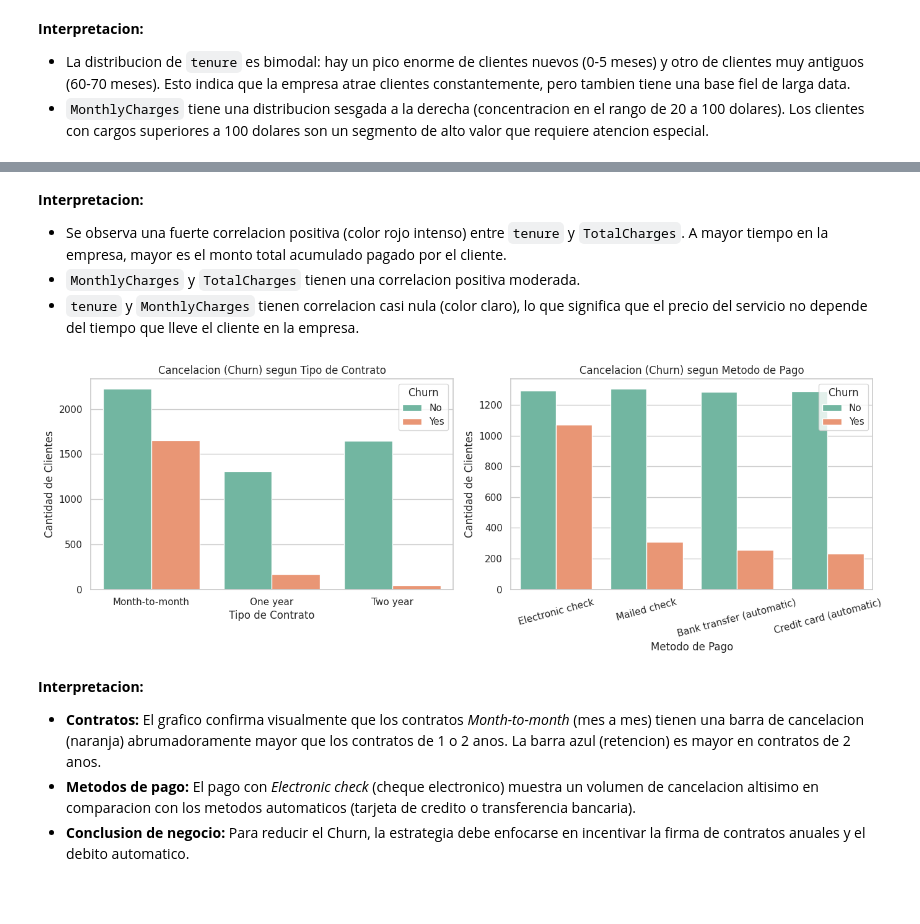
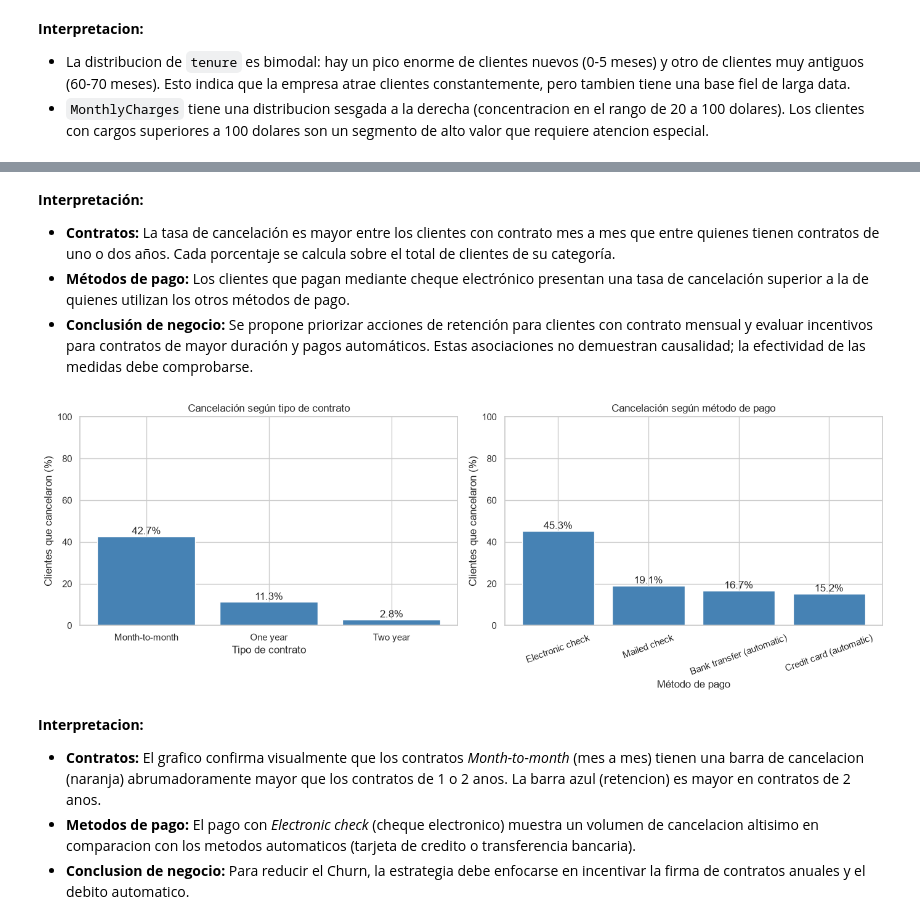
Before and after one commit to elchapa24/tpi-analisis-de-datos, a Jupyter notebook: notebooks/TPI_Analisis_de_Datos.ipynb, the cells around one changed output, grey strips where cells are left out. Drawn from its saved outputs; the diff is of its cells as text; code cells hidden in the pictures; blank space fills up the shorter version.

```diff
--- a/notebooks/TPI_Analisis_de_Datos.ipynb
+++ b/notebooks/TPI_Analisis_de_Datos.ipynb
@@ -403,30 +476,42 @@ plt.show()
 # %% [markdown]
-**Interpretacion:**
-- Se observa una fuerte correlacion positiva (color rojo intenso) entre `tenure` y `TotalCharges`. A mayor tiempo en la empresa, mayor es el monto total acumulado pagado por el cliente.
-- `MonthlyCharges` y `TotalCharges` tienen una correlacion positiva moderada.
-- `tenure` y `MonthlyCharges` tienen correlacion casi nula (color claro), lo que significa que el precio del servicio no depende del tiempo que lleve el cliente en la empresa.
+**Interpretación:**
+
+- **Contratos:** La tasa de cancelación es mayor entre los clientes con contrato mes a mes que entre quienes tienen contratos de uno o dos años. Cada porcentaje se calcula sobre el total de clientes de su categoría.
+- **Métodos de pago:** Los clientes que pagan mediante cheque electrónico presentan una tasa de cancelación superior a la de quienes utilizan los otros métodos de pago.
+- **Conclusión de negocio:** Se propone priorizar acciones de retención para clientes con contrato mensual y evaluar incentivos para contratos de mayor duración y pagos automáticos. Estas asociaciones no demuestran causalidad; la efectividad de las medidas debe comprobarse.
 # %%
-plt.figure(figsize=(14, 5))
+fig, axes = plt.subplots(1, 2, figsize=(14, 5))
 
-# Grafico 1: Churn por tipo de contrato
-plt.subplot(1, 2, 1)
-sns.countplot(data=df_clean, x="Contract", hue="Churn", palette="Set2")
-plt.title("Cancelacion (Churn) segun Tipo de Contrato")
-plt.xlabel("Tipo de Contrato")
-plt.ylabel("Cantidad de Clientes")
+for ax, columna, titulo, etiqueta in [
+    (axes[0], "Contract", "Cancelación según tipo de contrato", "Tipo de contrato"),
+    (axes[1], "PaymentMethod", "Cancelación según método de pago", "Método de pago"),
+]:
+    tasas = (
+        df_clean.groupby(columna)["Churn"]
+        .apply(lambda valores: (valores == "Yes").mean() * 100)
+        .sort_values(ascending=False)
+    )
 
-# Grafico 2: Churn por metodo de pago
-plt.subplot(1, 2, 2)
-sns.countplot(data=df_clean, x="PaymentMethod", hue="Churn", palette="Set2")
-plt.title("Cancelacion (Churn) segun Metodo de Pago")
-plt.xlabel("Metodo de Pago")
-plt.ylabel("Cantidad de Clientes")
-plt.xticks(rotation=15) # Rotamos las etiquetas para que se lean mejor
+    ax.bar(tasas.index, tasas.values, color="steelblue")
+    ax.set_title(titulo)
+    ax.set_xlabel(etiqueta)
+    ax.set_ylabel("Clientes que cancelaron (%)")
+    ax.set_ylim(0, 100)
+
+    for posicion, porcentaje in enumerate(tasas.values):
+        ax.text(
+            posicion,
+            porcentaje + 1,
+            f"{porcentaje:.1f}%",
+            ha="center",
+        )
+
+axes[1].tick_params(axis="x", rotation=20)
 
 plt.tight_layout()
 plt.show()
 # %% [output]
-[figure, old version]
+[figure, new version]
 # %% [markdown]
 **Interpretacion:**
 - **Contratos:** El grafico confirma visualmente que los contratos *Month-to-month* (mes a mes) tienen una barra de cancelacion (naranja) abrumadoramente mayor que los contratos de 1 o 2 anos. La barra azul (retencion) es mayor en contratos de 2 anos.
```
Also changed, not shown: parts of 13 cells of this notebook.
